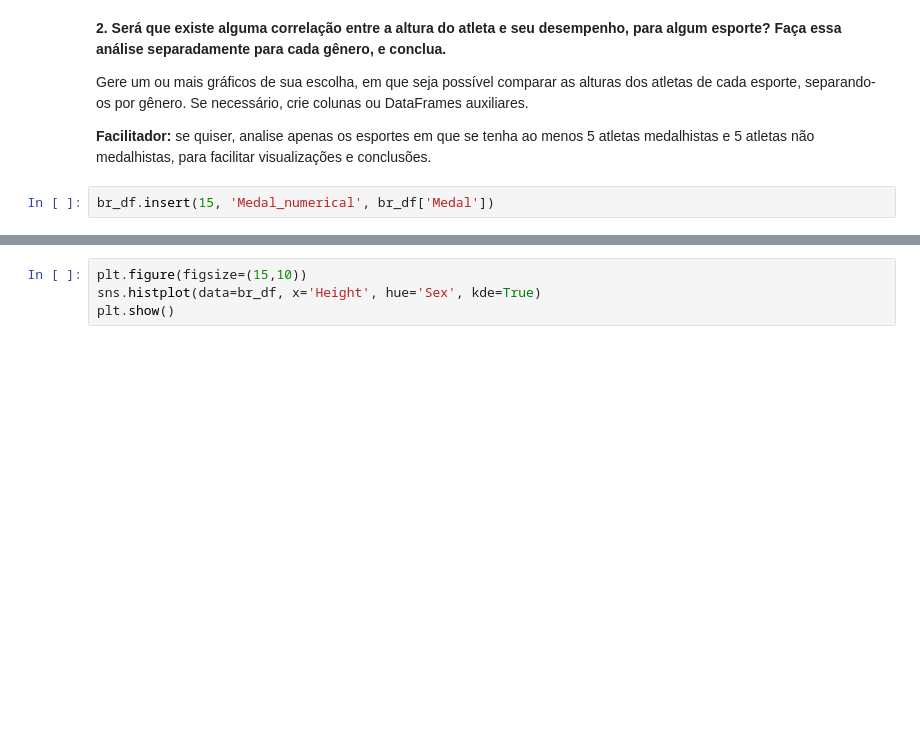
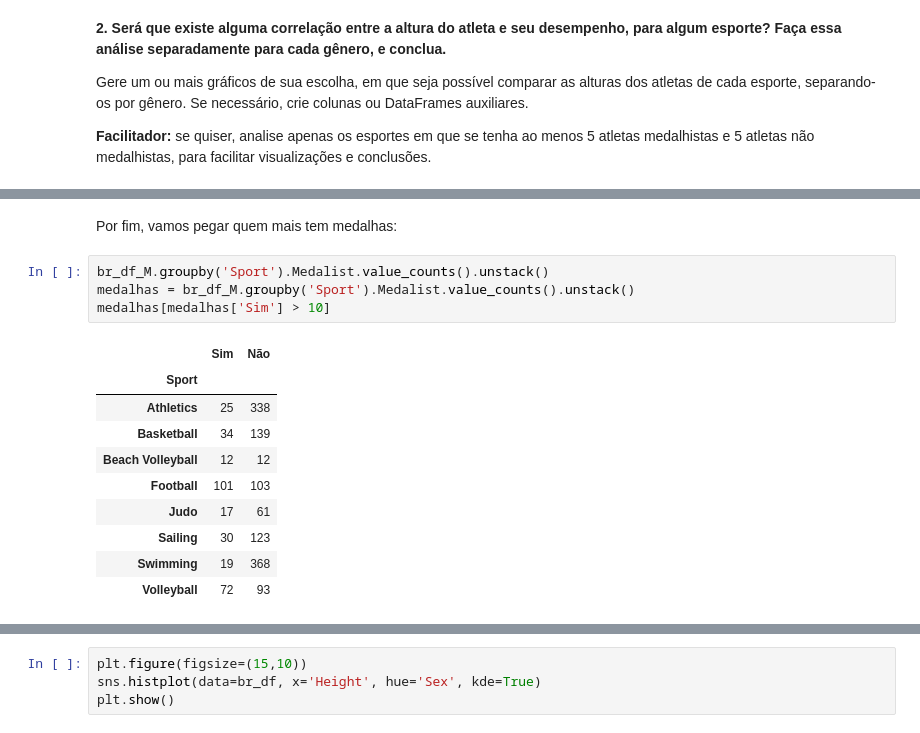
Before and after one commit to vmendes93/projeto_final_modulo_5, a Jupyter notebook: Projeto Final.ipynb, the cells around one changed output, grey strips where cells are left out. Cells and saved outputs as stored; diff of their text form; blank space fills up the shorter version.

```diff
--- a/Projeto Final.ipynb
+++ b/Projeto Final.ipynb
@@ -117,5 +117,3 @@ Colunas do dataframe: Index(['ID', 'Name', 'Sex', 'Age', 'Height', 'Weight', 'Te
 Gere um ou mais gráficos de sua escolha, em que seja possível comparar as alturas dos atletas de cada esporte, separando-os por gênero. Se necessário, crie colunas ou DataFrames auxiliares.
 
 **Facilitador:** se quiser, analise apenas os esportes em que se tenha ao menos 5 atletas medalhistas e 5 atletas não medalhistas, para facilitar visualizações e conclusões.
-# %%
-br_df.insert(15, 'Medal_numerical', br_df['Medal'])
@@ -165,0 +189,17 @@ plt.show()
+# %% [markdown]
+Por fim, vamos pegar quem mais tem medalhas:
+# %%
+br_df_M.groupby('Sport').Medalist.value_counts().unstack()
+medalhas = br_df_M.groupby('Sport').Medalist.value_counts().unstack()
+medalhas[medalhas['Sim'] > 10]
+# %% [output]
+|  | Sim | Não |
+| Sport |  |  |
+| Athletics | 25 | 338 |
+| Basketball | 34 | 139 |
+| Beach Volleyball | 12 | 12 |
+| Football | 101 | 103 |
+| Judo | 17 | 61 |
+| Sailing | 30 | 123 |
+| Swimming | 19 | 368 |
+| Volleyball | 72 | 93 |
```
Also changed, not shown: parts of 24 cells of this notebook.
